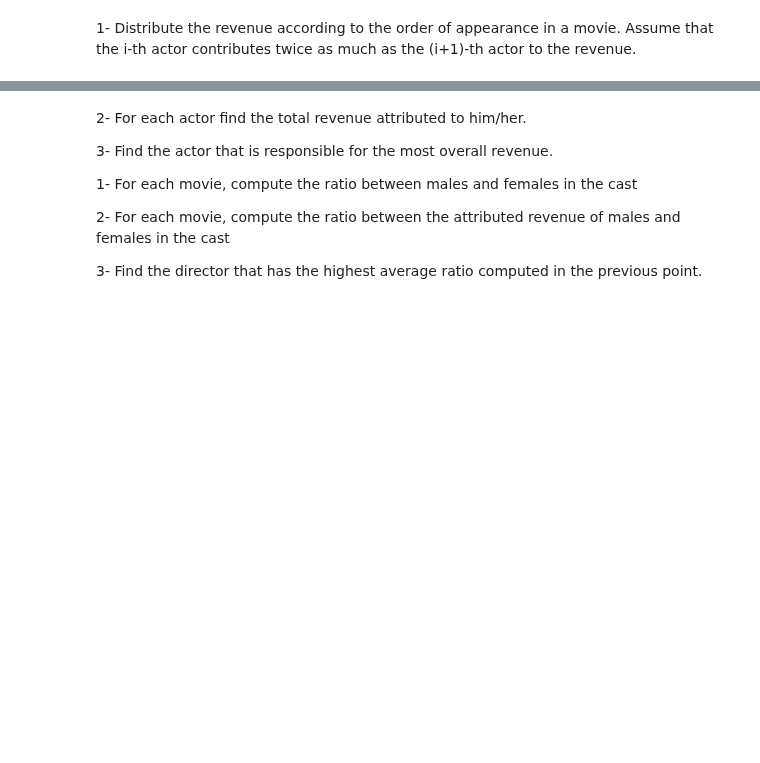
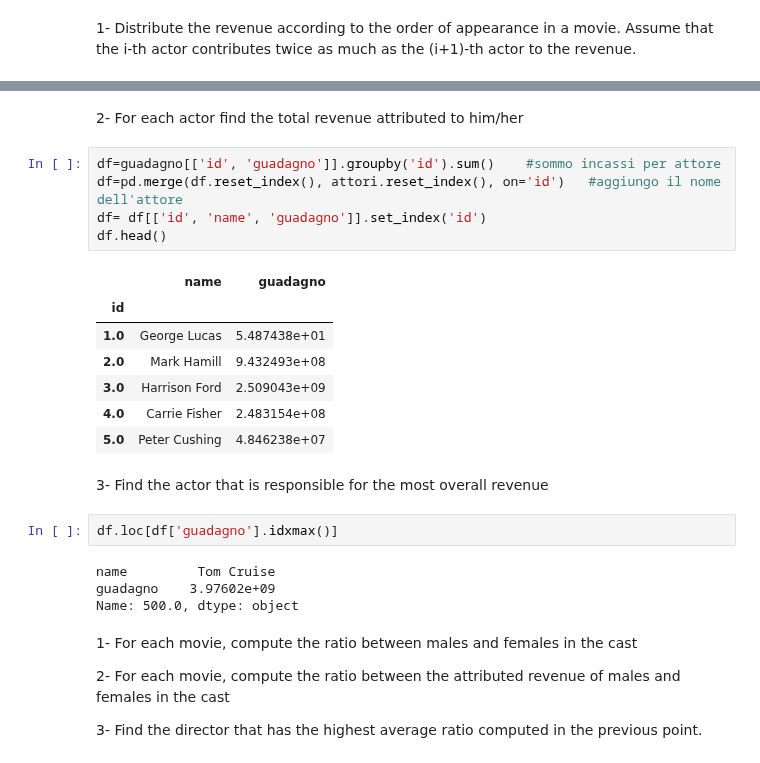
Before and after one commit to silviasantamaria/computerscience, a Jupyter notebook: NUOVO_PROJECT.ipynb, the cells around one changed output, grey strips where cells are left out. Saved outputs shown, nothing was run; the diff lists cells and outputs as text; blank space fills up the shorter version.

```diff
--- a/NUOVO_PROJECT.ipynb
+++ b/NUOVO_PROJECT.ipynb
@@ -473,12 +474,27 @@ guadagno.head()
+# %% [markdown]
+2- For each actor find the total revenue attributed to him/her
+# %%
+df=guadagno[['id', 'guadagno']].groupby('id').sum()    #sommo incassi per attore
+df=pd.merge(df.reset_index(), attori.reset_index(), on='id')   #aggiungo il nome dell'attore
+df= df[['id', 'name', 'guadagno']].set_index('id')
+df.head()
+# %% [output]
+|  | name | guadagno |
+| id |  |  |
+| 1.0 | George Lucas | 5.487438e+01 |
+| 2.0 | Mark Hamill | 9.432493e+08 |
+| 3.0 | Harrison Ford | 2.509043e+09 |
+| 4.0 | Carrie Fisher | 2.483154e+08 |
+| 5.0 | Peter Cushing | 4.846238e+07 |
+# %% [markdown]
+3- Find the actor that is responsible for the most overall revenue
+# %%
+df.loc[df['guadagno'].idxmax()]
+# %% [output]
+name         Tom Cruise
+guadagno    3.97602e+09
+Name: 500.0, dtype: object
 # %% [markdown]
-
-
-2- For each actor find the total revenue attributed to him/her.
-
-3- Find the actor that is responsible for the most overall revenue.
-
-
-
 1- For each movie, compute the ratio between males and females in the cast
 
 2- For each movie, compute the ratio between the attributed revenue of males and females in the cast
```
Also changed, not shown: parts of 1 cell of this notebook.
